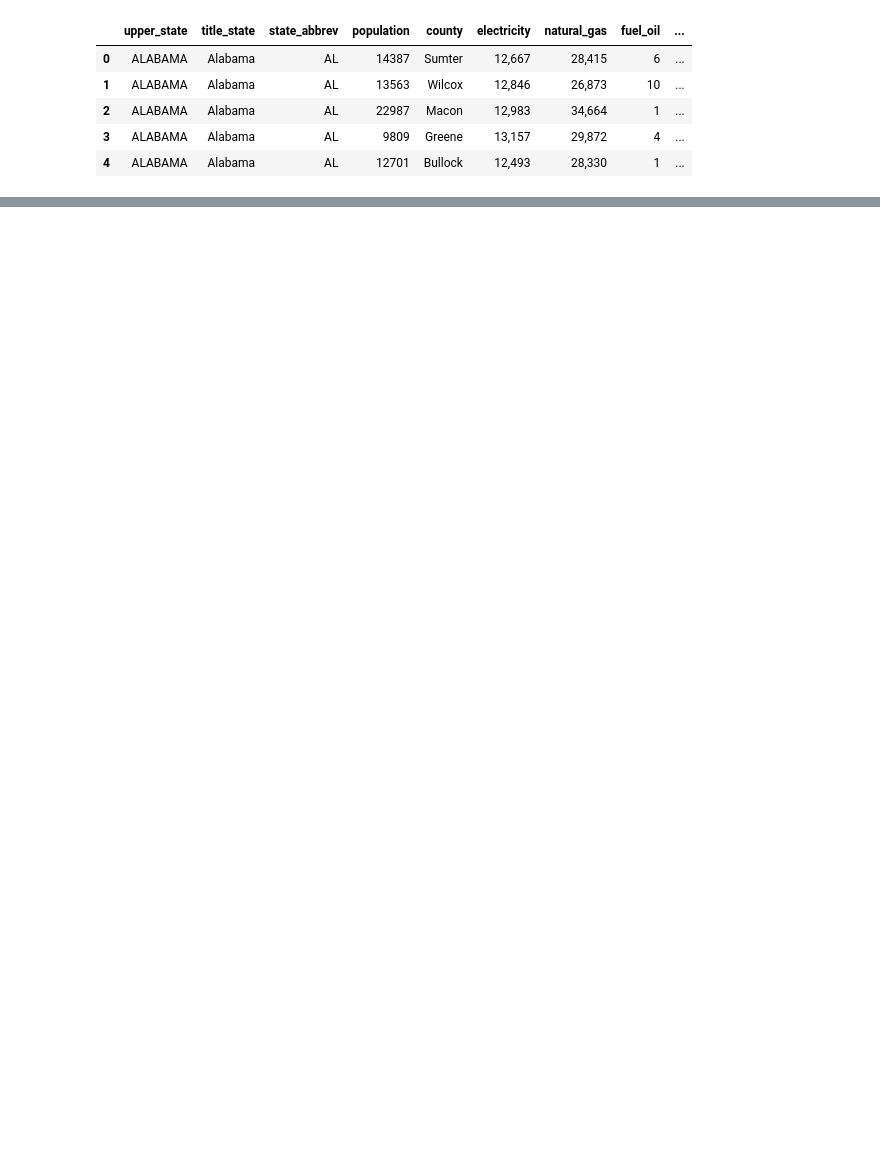
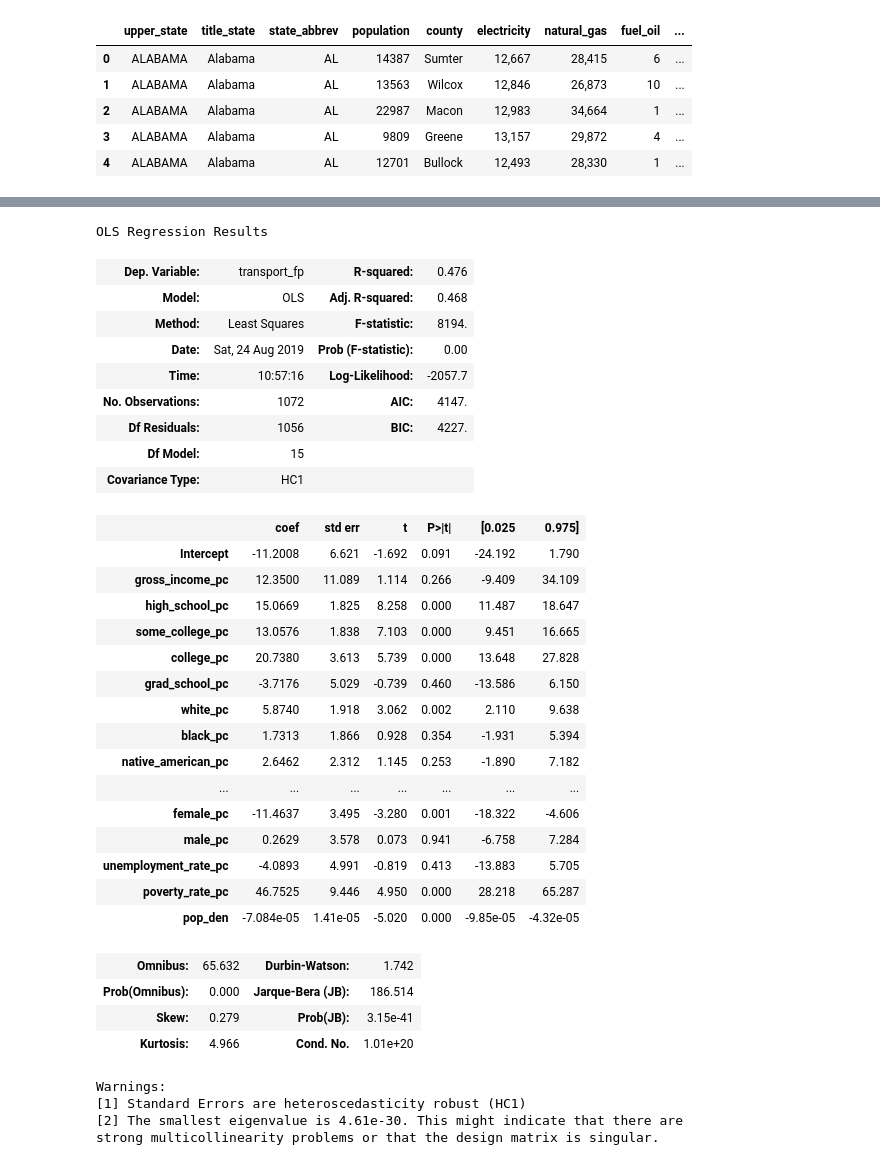
Before and after one commit to deibidl/project1, a Jupyter notebook: Main_Script_P1.ipynb, the cells around one changed output, grey strips where cells are left out. Drawn from its saved outputs; the diff is of its cells as text; code cells hidden in the pictures; blank space fills up the shorter version.

```diff
--- a/Main_Script_P1.ipynb
+++ b/Main_Script_P1.ipynb
@@ -235,4 +305,6 @@ Index(['male', 'female', 'median_age', 'population_size', 'total_race',
       dtype='object')
+# %%
+climate_census["pop_den"] = climate_census["population_size"] / climate_census["surface_area"]
 # %%
 variables_to_clean = ['electricity'  , 'natural_gas', 'fuel_oil'       ,
                       'vehicle_miles', 'housing_fp' , 'county_total_fp']
@@ -241,4 +313,47 @@ for variable in variables_to_clean:
     climate_census[variable] = climate_census[variable].str.replace(' ', '')
     climate_census[variable] = climate_census[variable].str.replace('-', '')
     climate_census[variable] = climate_census[variable].str.replace(',', '')
+# %%
+#Regression with robustcov
+# Regressions on transportation
+lm_transport = smf.ols(formula = 'transport_fp ~ gross_income_pc + high_school_pc + some_college_pc + college_pc + grad_school_pc + white_pc + black_pc + native_american_pc + asian_pc + pacific_islander_pc + other_pc + multi_racial_pc + female_pc + male_pc + unemployment_rate_pc + poverty_rate_pc + pop_den',
+                       data = climate_census).fit().get_robustcov_results()
+#print(lm_transport.params)
+lm_transport_summary = lm_transport.summary()
+lm_transport_summary
+# %% [output]
+OLS Regression Results
+| Dep. Variable: | transport_fp | R-squared: | 0.476 |
+| Model: | OLS | Adj. R-squared: | 0.468 |
+| Method: | Least Squares | F-statistic: | 8194. |
+| Date: | Sat, 24 Aug 2019 | Prob (F-statistic): | 0.00 |
+| Time: | 10:57:16 | Log-Likelihood: | -2057.7 |
+| No. Observations: | 1072 | AIC: | 4147. |
+| Df Residuals: | 1056 | BIC: | 4227. |
+| Df Model: | 15 |  |  |
+| Covariance Type: | HC1 |  |  |
+|  | coef | std err | t | P>|t| | [0.025 | 0.975] |
+| Intercept | -11.2008 | 6.621 | -1.692 | 0.091 | -24.192 | 1.790 |
+| gross_income_pc | 12.3500 | 11.089 | 1.114 | 0.266 | -9.409 | 34.109 |
+| high_school_pc | 15.0669 | 1.825 | 8.258 | 0.000 | 11.487 | 18.647 |
+| some_college_pc | 13.0576 | 1.838 | 7.103 | 0.000 | 9.451 | 16.665 |
+| college_pc | 20.7380 | 3.613 | 5.739 | 0.000 | 13.648 | 27.828 |
+| grad_school_pc | -3.7176 | 5.029 | -0.739 | 0.460 | -13.586 | 6.150 |
+| white_pc | 5.8740 | 1.918 | 3.062 | 0.002 | 2.110 | 9.638 |
+| black_pc | 1.7313 | 1.866 | 0.928 | 0.354 | -1.931 | 5.394 |
+| native_american_pc | 2.6462 | 2.312 | 1.145 | 0.253 | -1.890 | 7.182 |
+| ... | ... | ... | ... | ... | ... | ... |
+| female_pc | -11.4637 | 3.495 | -3.280 | 0.001 | -18.322 | -4.606 |
+| male_pc | 0.2629 | 3.578 | 0.073 | 0.941 | -6.758 | 7.284 |
+| unemployment_rate_pc | -4.0893 | 4.991 | -0.819 | 0.413 | -13.883 | 5.705 |
+| poverty_rate_pc | 46.7525 | 9.446 | 4.950 | 0.000 | 28.218 | 65.287 |
+| pop_den | -7.084e-05 | 1.41e-05 | -5.020 | 0.000 | -9.85e-05 | -4.32e-05 |
+| Omnibus: | 65.632 | Durbin-Watson: | 1.742 |
+| Prob(Omnibus): | 0.000 | Jarque-Bera (JB): | 186.514 |
+| Skew: | 0.279 | Prob(JB): | 3.15e-41 |
+| Kurtosis: | 4.966 | Cond. No. | 1.01e+20 |
+Warnings:
+[1] Standard Errors are heteroscedasticity robust (HC1)
+[2] The smallest eigenvalue is 4.61e-30. This might indicate that there are
+strong multicollinearity problems or that the design matrix is singular.
 # %%
```
Also changed, not shown: parts of 8 cells of this notebook, 1 other file.
